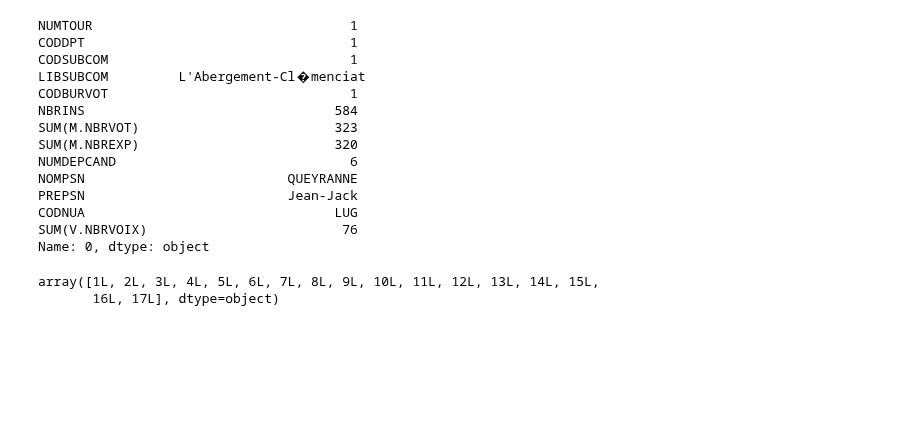
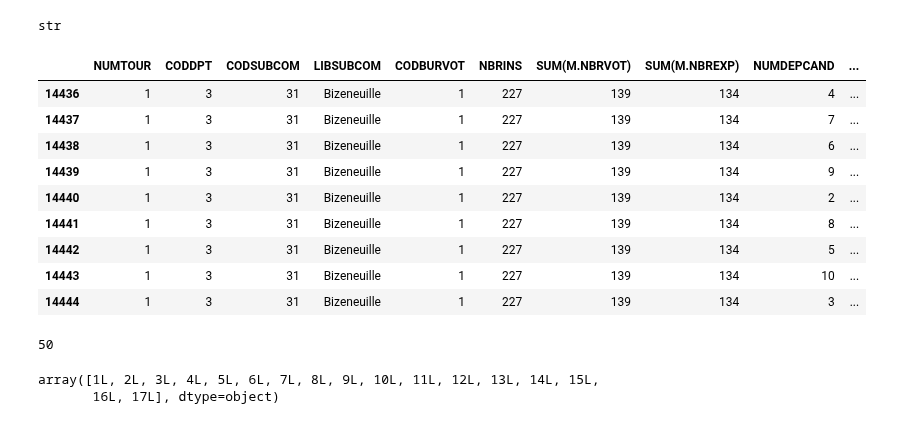
Before and after one commit to du-phan/Electoral-Analysis, a Jupyter notebook: bureau_data_cleaning.ipynb, the cells around one changed output. Saved outputs shown, nothing was run; the diff lists cells and outputs as text; code cells hidden in the pictures; blank space fills up the shorter version.

```diff
--- a/bureau_data_cleaning.ipynb
+++ b/bureau_data_cleaning.ipynb
@@ -38,17 +15,0 @@ bureau.head()
-# %%
-bureau.iloc[0]
-# %% [output]
-NUMTOUR                                 1
-CODDPT                                  1
-CODSUBCOM                               1
-LIBSUBCOM         L'Abergement-Cl�menciat
-CODBURVOT                               1
-NBRINS                                584
-SUM(M.NBRVOT)                         323
-SUM(M.NBREXP)                         320
-NUMDEPCAND                              6
-NOMPSN                          QUEYRANNE
-PREPSN                          Jean-Jack
-CODNUA                                LUG
-SUM(V.NBRVOIX)                         76
-Name: 0, dtype: object
@@ -56,0 +16,43 @@ bdx = df[df['LIBSUBCOM'] == 'Bordeaux']
+# %%
+import unicodedata
+
+def unicode_to_string(word):
+    if word == False: # there are some town that are named Faux, which confused the program
+        word = u'Faux'
+    if pd.isnull(word):
+        return
+    else:
+        return unicodedata.normalize('NFKD', word).encode('ascii','ignore')
+
+def data_to_string(data):
+    new_data = data.copy()
+
+    #col_title_unicode = new_data.columns.values.tolist()
+    #col_title = map(unicode_to_string,col_title_unicode)
+    #new_data.columns = col_title
+
+    for col in new_data.columns:
+        not_nan_index = [not ind for ind in new_data[col].isnull()]
+        not_nan_value = new_data[col][not_nan_index]
+        if type(not_nan_value.iloc[0]) == unicode: #check the first not-NaN value
+            new_data[col] = map(unicode_to_string,new_data[col])
+    return new_data
+# %%
+bureau = data_to_string(bureau)
+# %%
+type(bureau['LIBSUBCOM'][1])
+# %% [output]
+str
+# %%
+bureau[bureau['LIBSUBCOM'] == 'Bizeneuille']
+# %% [output]
+|  | NUMTOUR | CODDPT | CODSUBCOM | LIBSUBCOM | CODBURVOT | NBRINS | SUM(M.NBRVOT) | SUM(M.NBREXP) | NUMDEPCAND | ... |
+| 14436 | 1 | 3 | 31 | Bizeneuille | 1 | 227 | 139 | 134 | 4 | ... |
+| 14437 | 1 | 3 | 31 | Bizeneuille | 1 | 227 | 139 | 134 | 7 | ... |
+| 14438 | 1 | 3 | 31 | Bizeneuille | 1 | 227 | 139 | 134 | 6 | ... |
+| 14439 | 1 | 3 | 31 | Bizeneuille | 1 | 227 | 139 | 134 | 9 | ... |
+| 14440 | 1 | 3 | 31 | Bizeneuille | 1 | 227 | 139 | 134 | 2 | ... |
+| 14441 | 1 | 3 | 31 | Bizeneuille | 1 | 227 | 139 | 134 | 8 | ... |
+| 14442 | 1 | 3 | 31 | Bizeneuille | 1 | 227 | 139 | 134 | 5 | ... |
+| 14443 | 1 | 3 | 31 | Bizeneuille | 1 | 227 | 139 | 134 | 10 | ... |
+| 14444 | 1 | 3 | 31 | Bizeneuille | 1 | 227 | 139 | 134 | 3 | ... |
@@ -57,3 +61,7 @@ bdx = df[df['LIBSUBCOM'] == 'Bordeaux']
+# %%
+len(abzac['CODBURVOT'].unique())
+# %% [output]
+50
 # %%
 t = df[df['LIBSUBCOM'] == 'Olivet']
 # %%
```
Also changed, not shown: parts of 9 cells of this notebook, 1 other file.
